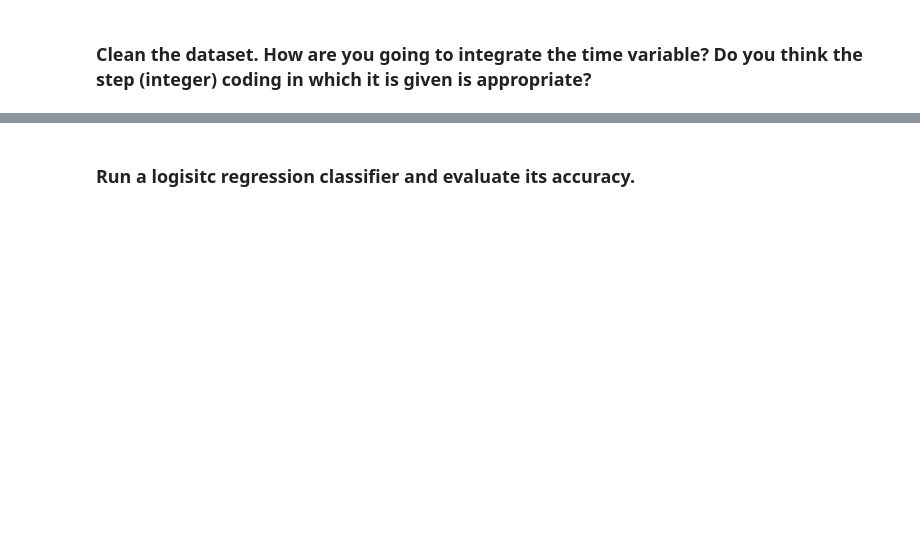
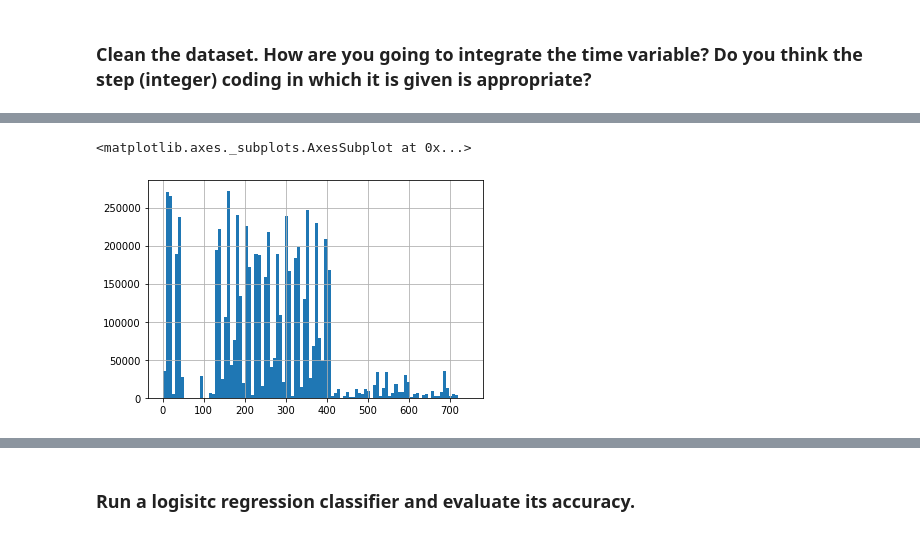
Before and after one commit to ta-datapt-bcn/lab-unbalance, a Jupyter notebook: your-code/lab_inbalance.ipynb, the cells around one changed output, grey strips where cells are left out. Saved outputs shown, nothing was run; the diff lists cells and outputs as text; code cells hidden in the pictures; blank space fills up the shorter version.

```diff
--- a/your-code/lab_inbalance.ipynb
+++ b/your-code/lab_inbalance.ipynb
@@ -17,2 +108,6 @@ Like we disussed in class, when we have noisy data, if we are not careful, we ca
 # %%
 # Your code here
+df['step'].hist(bins = 100)
+# %% [output]
+<matplotlib.axes._subplots.AxesSubplot at 0x...>
+[figure, added]
```
Also changed, not shown: parts of 36 cells of this notebook.
